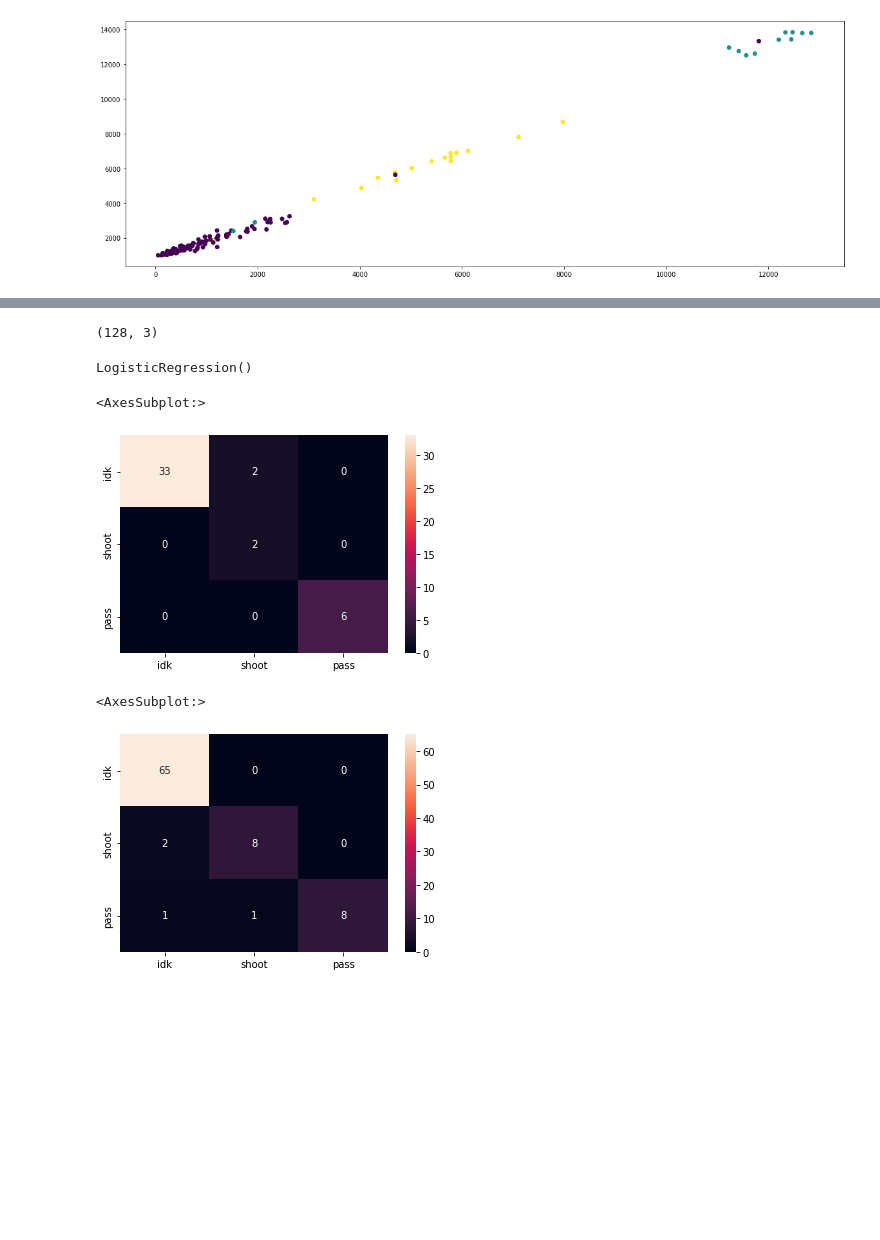
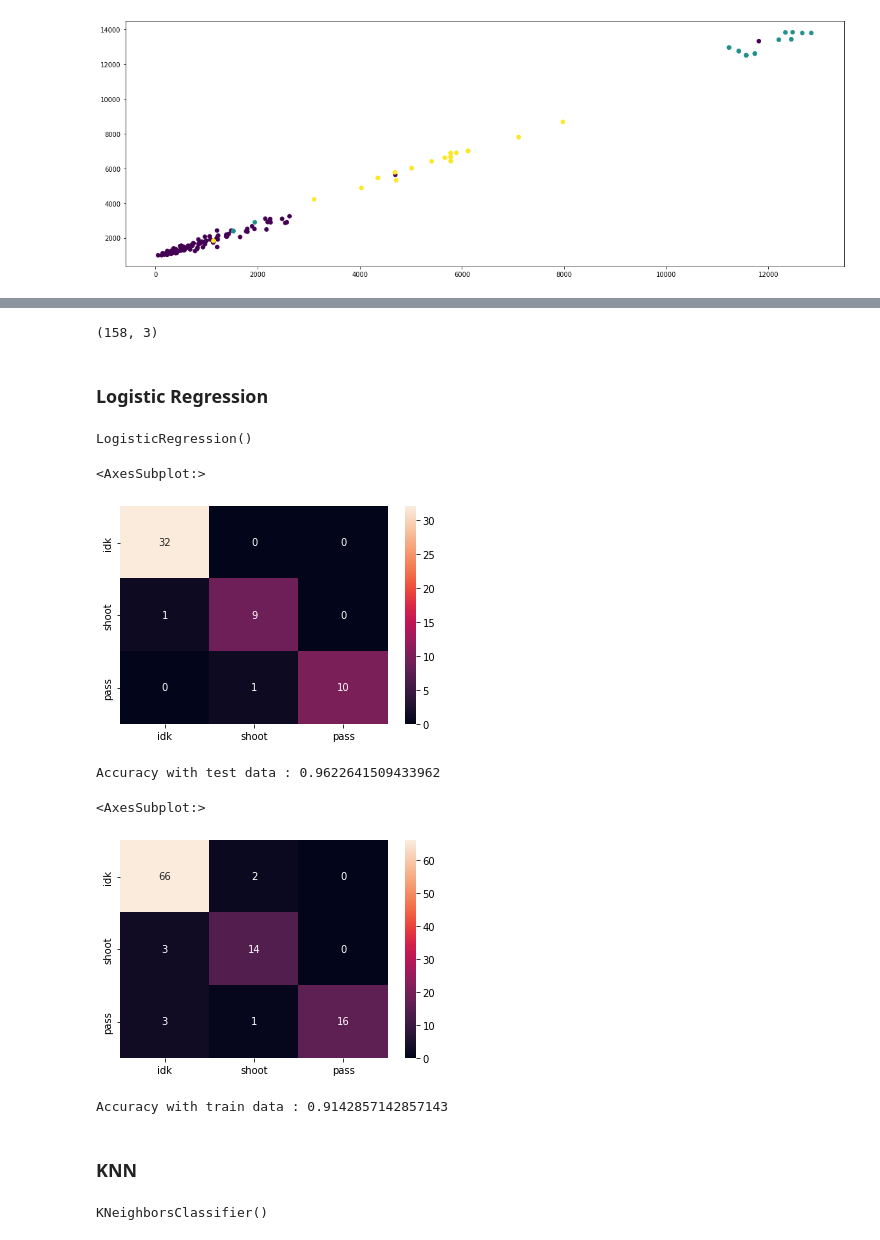
Before and after one commit to CamposCarvalhoC/Unihockey-Qself, a Jupyter notebook: unikockey.ipynb, the cells around one changed output, grey strips where cells are left out. Drawn from its saved outputs; the diff is of its cells as text; code cells hidden in the pictures; blank space fills up the shorter version.

Commit message:
Duplicate sampling for shoots and passes

```diff
--- a/unikockey.ipynb
+++ b/unikockey.ipynb
@@ -207,3 +207,29 @@ y.shape
 plot_data_y(data,y,window_size)
 # %% [output]
 [figure]
+# %%
+def add_samples_shoot_pass(X,y,n,add_noise=True):
+    idx_shoot = np.argwhere(y==1)
+    idx_pass = np.argwhere(y==2)
+
+    idx_shoot = np.repeat(idx_shoot,n)
+    idx_pass = np.repeat(idx_pass,n)
+
+    idx_shoot = idx_shoot[np.random.choice(idx_shoot.shape[0],n,replace=False)]
+    idx_pass = idx_pass[np.random.choice(idx_pass.shape[0],n,replace=False)]
+
+    new_X = np.zeros((X.shape[0]+2*n,X.shape[1]))
+    new_y = np.zeros(X.shape[0]+2*n)
+
+    new_X[:X.shape[0],:] = X[:,:].copy()
+    new_y[:X.shape[0]] = y[:].copy()
+
+    new_X[X.shape[0]:X.shape[0]+n,:] = X[idx_shoot,:] + np.random.normal(10,100,size=[n,X.shape[1]]) if add_noise else 0.
+    new_X[X.shape[0]+n:,:] = X[idx_pass,:]  + np.random.normal(10,100,size=[n,X.shape[1]]) if add_noise else 0.
+
+    new_y[X.shape[0]:X.shape[0]+n] = 1
+    new_y[X.shape[0]+n:] = 2
+
+    return new_X, new_y
+# %%
+X,y = add_samples_shoot_pass(X,y,n=15,add_noise=True)
@@ -237,9 +268,11 @@ import seaborn as sn
 # %%
 X.shape
 # %% [output]
-(128, 3)
+(158, 3)
 # %%
 X_train, X_test, y_train, y_test=train_test_split(X,y,test_size=0.33)
+# %% [markdown]
+### Logistic Regression
 # %%
 clf = LogisticRegression()
 clf.fit(X_train,y_train)
@@ -247,16 +280,26 @@ clf.fit(X_train,y_train)
 LogisticRegression()
 # %%
 labels = ['idk','shoot','pass']
-y_pred=clf.predict(X_test)
-cm = confusion_matrix(y_test, y_pred)
+y_pred_test=clf.predict(X_test)
+cm = confusion_matrix(y_test, y_pred_test)
 sn.heatmap(cm, annot=True,xticklabels=labels,yticklabels=labels)
 # %% [output]
 <AxesSubplot:>
-[figure, old version]
+[figure, new version]
+# %%
+print(f'Accuracy with test data : {metrics.accuracy_score(y_test, y_pred_test)}')
+# %% [output]
+Accuracy with test data : 0.9622641509433962
 # %%
-y_pred=clf.predict(X_train)
-cm = confusion_matrix(y_train, y_pred)
+y_pred_train=clf.predict(X_train)
+cm = confusion_matrix(y_train, y_pred_train)
 sn.heatmap(cm, annot=True,xticklabels=labels,yticklabels=labels)
 # %% [output]
 <AxesSubplot:>
-[figure, old version]
+[figure, new version]
+# %%
+print(f'Accuracy with train data : {metrics.accuracy_score(y_train, y_pred_train)}')
+# %% [output]
+Accuracy with train data : 0.9142857142857143
+# %% [markdown]
+### KNN
@@ -262,0 +308,5 @@ sn.heatmap(cm, annot=True,xticklabels=labels,yticklabels=labels)
+# %%
+clf = KNeighborsClassifier()
+clf.fit(X_train,y_train)
+# %% [output]
+KNeighborsClassifier()
```
Also changed, not shown: parts of 10 cells of this notebook.
